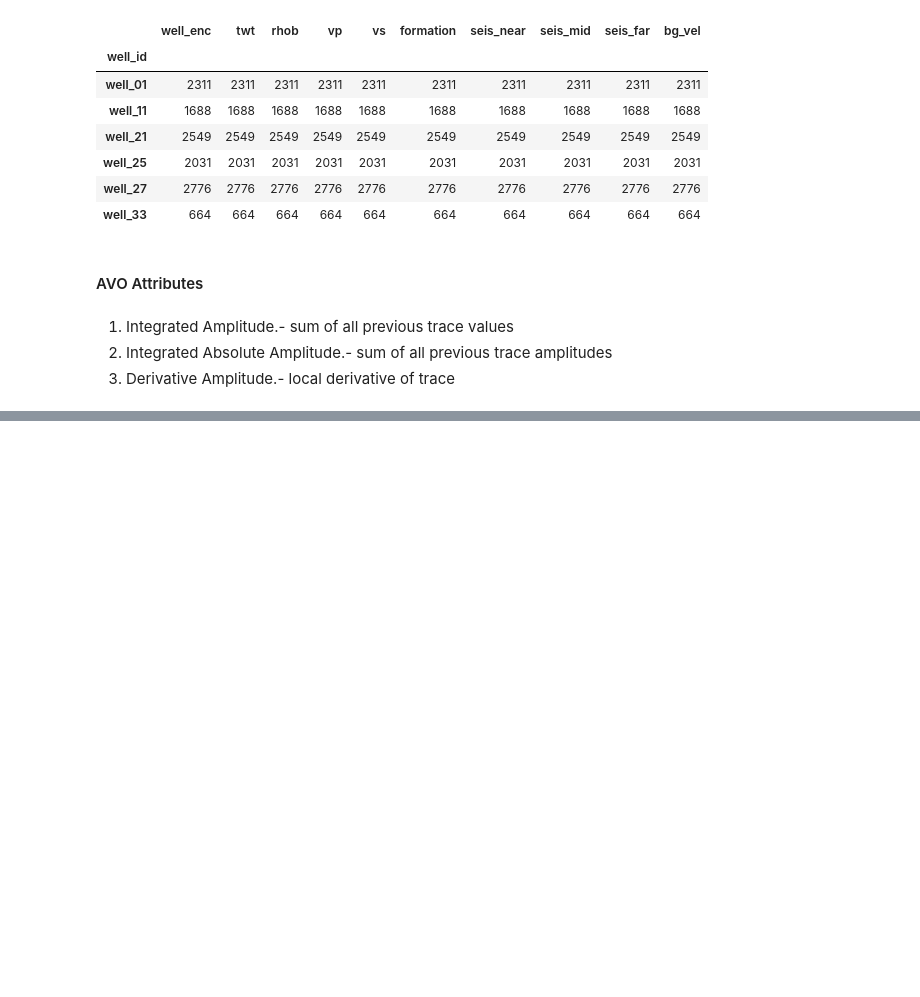
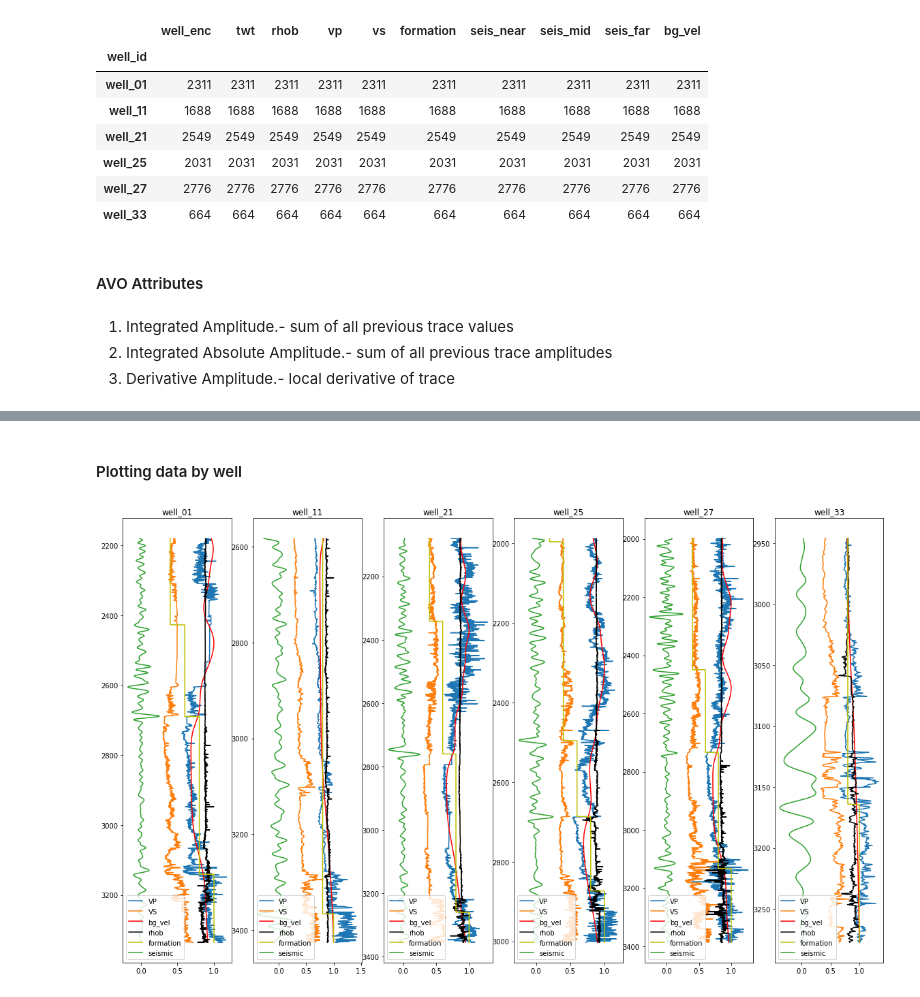
Before and after one commit to Dnbg1982/Oil-Gas-Projects, a Jupyter notebook: Exploration/Notebooks/Seismic_Inversion.ipynb, the cells around one changed output, grey strips where cells are left out. Cells and saved outputs as stored; diff of their text form; code cells hidden in the pictures; blank space fills up the shorter version.

```diff
--- a/Exploration/Notebooks/Seismic_Inversion.ipynb
+++ b/Exploration/Notebooks/Seismic_Inversion.ipynb
@@ -175,4 +165,0 @@ cleaned_data.head()
-# %%
-# Generating the absolute value of the Hilbert Transform by well (Except for 'bg_vel')
-
-for well in wells
@@ -178,0 +193,14 @@ for well in wells
+# %%
+# Get gradient and intercept
+for well in wells:
+    for column in columns:
+      near  = cleaned_data.loc[well]['seis_near'].to_numpy(copy=True)
+      mid   = cleaned_data.loc[well]['seis_mid'].to_numpy(copy=True)
+      far   = cleaned_data.loc[well]['seis_far'].to_numpy(copy=True)
+      rhob  = cleaned_data.loc[well]['rhob'].to_numpy(copy=True)
+
+      stack = (near+mid+far)/3
+      cleaned_data.loc[well,'gradient'] = ((mid-near)/(mid_angle-near_angle)+(far-mid)/(far_angle-mid_angle))/2*max_angle
+      cleaned_data.loc[well,'intercept'] = stack-cleaned_data.loc[well,'gradient']/2
+
+cleaned_data.head()
@@ -178,0 +216,26 @@ for well in wells
+# %% [markdown]
+#### Plotting data by well
+# %%
+fig, axs = plt.subplots(1,6, figsize=(20,12))
+i=0
+new_attributes = True
+for well in wells:
+    if new_attributes == True:
+        axs[i].plot(cleaned_data.loc[well]['vp']/max(cleaned_data.loc[well]['bg_vel']),cleaned_data.loc[well]['twt'],label='VP')
+        axs[i].plot(cleaned_data.loc[well]['vs']/max(cleaned_data.loc[well]['bg_vel']),cleaned_data.loc[well]['twt'],label='VS')
+        axs[i].plot(cleaned_data.loc[well]['bg_vel']/max(cleaned_data.loc[well]['bg_vel']),cleaned_data.loc[well]['twt'],label='bg_vel',color='r')
+        axs[i].plot(cleaned_data.loc[well]['rhob']/max(cleaned_data.loc[well]['rhob']),cleaned_data.loc[well]['twt'],label='rhob',color='k')
+        axs[i].plot(cleaned_data.loc[well]['formation']/max(cleaned_data.loc[well]['formation']),cleaned_data.loc[well]['twt'],label='formation',color='y')
+        axs[i].plot(cleaned_data.loc[well]['seis_near']/(4*max(cleaned_data.loc[well]['seis_near'])),cleaned_data.loc[well]['twt'],label='seismic')
+
+    if new_attributes == False:
+        axs[i].plot(cleaned_data.loc[well]['seis_near_inst_Freq']/max(cleaned_data.loc[well]['seis_near_inst_Freq']),cleaned_data.loc[well]['twt'],label='seis_near_inst_Freq',color='y')
+        axs[i].plot(cleaned_data.loc[well]['seis_near_inst_Phs']/max(cleaned_data.loc[well]['seis_near_inst_Phs']),cleaned_data.loc[well]['twt'],label='seis_near_inst_Phs',color='k')
+        axs[i].plot(cleaned_data.loc[well]['seis_near_ampW_inst_Freq']/max(cleaned_data.loc[well]['seis_near_ampW_inst_Freq']),cleaned_data.loc[well]['twt'],label='seis_near_ampW_inst_Freq',color='b')
+
+    axs[i].invert_yaxis()
+    axs[i].title.set_text(well)
+    axs[i].legend();
+    i += 1
+# %% [output]
+[figure, added]
```
Also changed, not shown: parts of 7 cells of this notebook.
